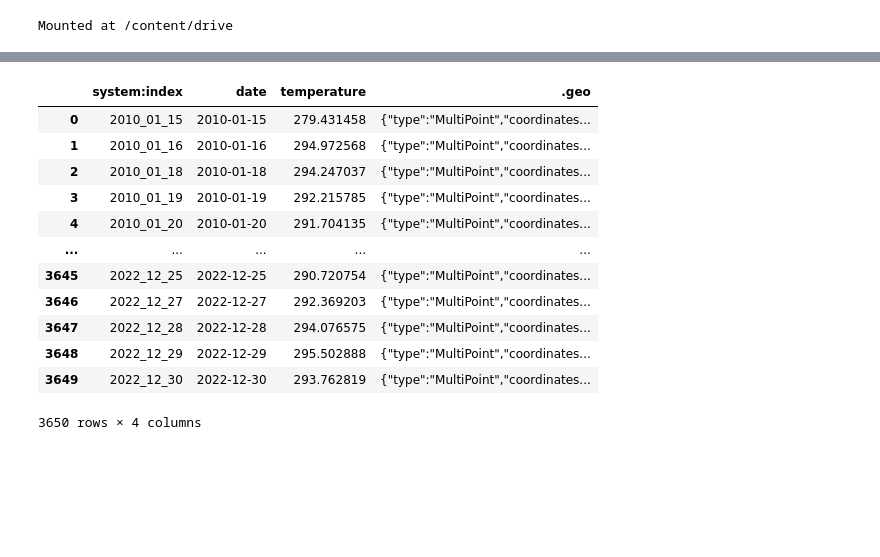
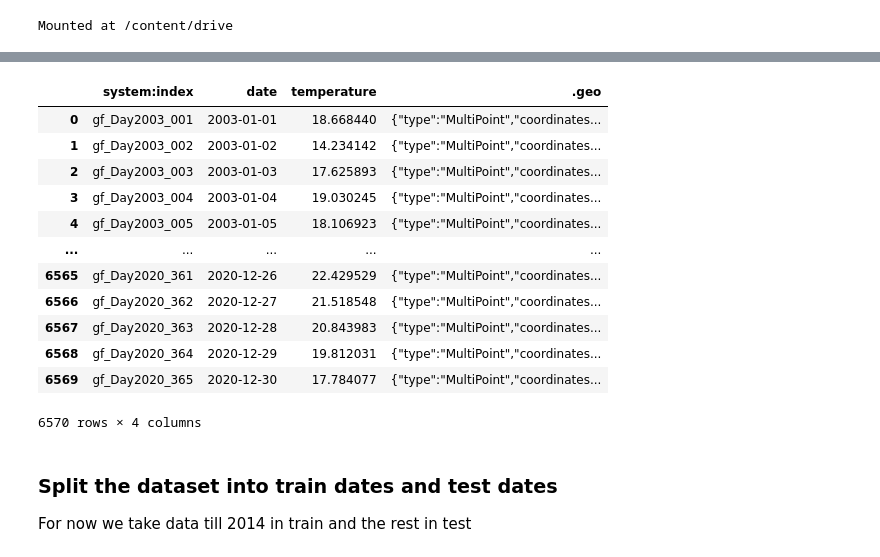
Before and after one commit to MnCSSJ4x/Global-Warming-Detection, a Jupyter notebook: Time_Series_Analysis_of_Land_Temperature_using_MODIS_DRAFT1.ipynb, the cells around one changed output, grey strips where cells are left out. Cells and saved outputs as stored; diff of their text form; code cells hidden in the pictures; blank space fills up the shorter version.

```diff
--- a/Time_Series_Analysis_of_Land_Temperature_using_MODIS_DRAFT1.ipynb
+++ b/Time_Series_Analysis_of_Land_Temperature_using_MODIS_DRAFT1.ipynb
@@ -37,21 +40,25 @@ table
 # %%
-table.dropna(inplace=True)
-table.reset_index(inplace=True)
+df.dropna(inplace=True)
+df.reset_index(inplace=True)
 # %%
-table.drop(labels=['index'],inplace=True,axis="columns")
+df.drop(labels=['index'],inplace=True,axis="columns")
-# %%
-table
-# %% [output]
-|  | system:index | date | temperature | .geo |
-| 0 | 2010_01_15 | 2010-01-15 | 279.431458 | {"type":"MultiPoint","coordinates... |
-| 1 | 2010_01_16 | 2010-01-16 | 294.972568 | {"type":"MultiPoint","coordinates... |
-| 2 | 2010_01_18 | 2010-01-18 | 294.247037 | {"type":"MultiPoint","coordinates... |
-| 3 | 2010_01_19 | 2010-01-19 | 292.215785 | {"type":"MultiPoint","coordinates... |
-| 4 | 2010_01_20 | 2010-01-20 | 291.704135 | {"type":"MultiPoint","coordinates... |
-| ... | ... | ... | ... | ... |
-| 3645 | 2022_12_25 | 2022-12-25 | 290.720754 | {"type":"MultiPoint","coordinates... |
-| 3646 | 2022_12_27 | 2022-12-27 | 292.369203 | {"type":"MultiPoint","coordinates... |
-| 3647 | 2022_12_28 | 2022-12-28 | 294.076575 | {"type":"MultiPoint","coordinates... |
-| 3648 | 2022_12_29 | 2022-12-29 | 295.502888 | {"type":"MultiPoint","coordinates... |
-| 3649 | 2022_12_30 | 2022-12-30 | 293.762819 | {"type":"MultiPoint","coordinates... |
-3650 rows × 4 columns
+# %%
+df
+# %% [output]
+|  | system:index | date | temperature | .geo |
+| 0 | gf_Day2003_001 | 2003-01-01 | 18.668440 | {"type":"MultiPoint","coordinates... |
+| 1 | gf_Day2003_002 | 2003-01-02 | 14.234142 | {"type":"MultiPoint","coordinates... |
+| 2 | gf_Day2003_003 | 2003-01-03 | 17.625893 | {"type":"MultiPoint","coordinates... |
+| 3 | gf_Day2003_004 | 2003-01-04 | 19.030245 | {"type":"MultiPoint","coordinates... |
+| 4 | gf_Day2003_005 | 2003-01-05 | 18.106923 | {"type":"MultiPoint","coordinates... |
+| ... | ... | ... | ... | ... |
+| 6565 | gf_Day2020_361 | 2020-12-26 | 22.429529 | {"type":"MultiPoint","coordinates... |
+| 6566 | gf_Day2020_362 | 2020-12-27 | 21.518548 | {"type":"MultiPoint","coordinates... |
+| 6567 | gf_Day2020_363 | 2020-12-28 | 20.843983 | {"type":"MultiPoint","coordinates... |
+| 6568 | gf_Day2020_364 | 2020-12-29 | 19.812031 | {"type":"MultiPoint","coordinates... |
+| 6569 | gf_Day2020_365 | 2020-12-30 | 17.784077 | {"type":"MultiPoint","coordinates... |
+6570 rows × 4 columns
+# %% [markdown]
+### Split the dataset into train dates and test dates
+
+For now we take data till 2014 in train and the rest in test
```
Also changed, not shown: parts of 34 cells of this notebook.
